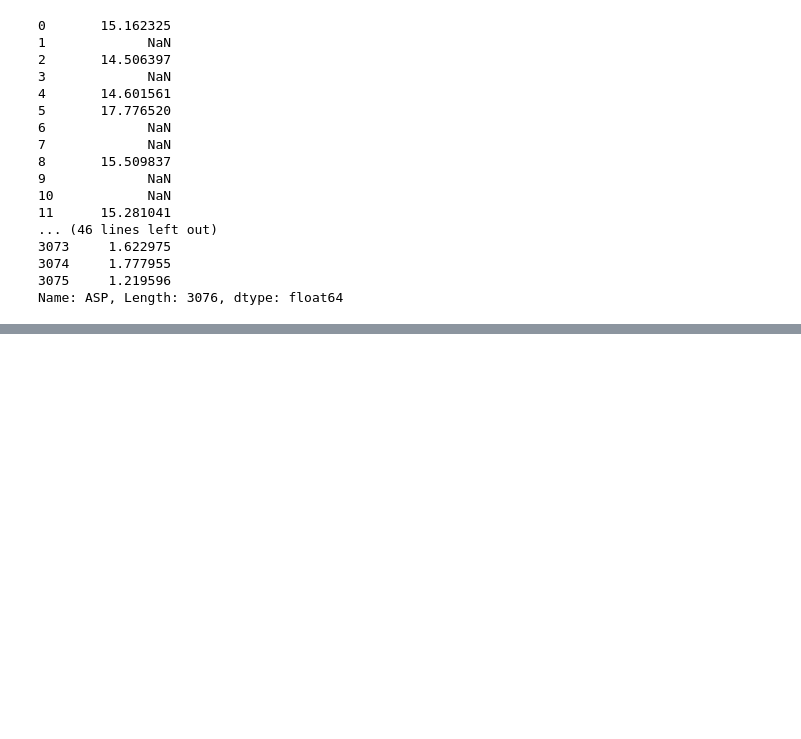
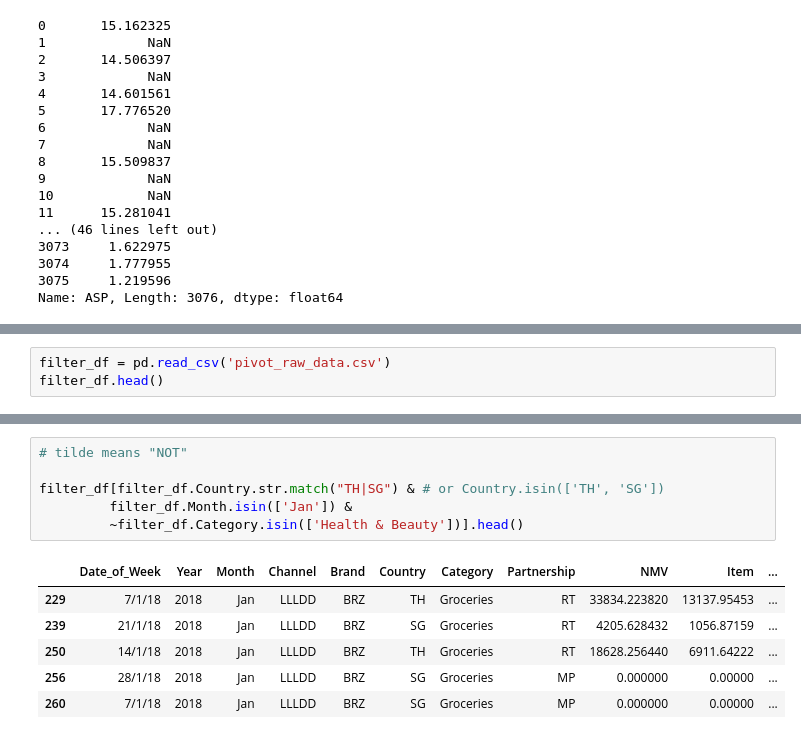
Before and after one commit to khzt2004/Python, a Jupyter notebook: Pandas_Notebook_Reference.ipynb, the cells around one changed output, grey strips where cells are left out. Drawn from its saved outputs; the diff is of its cells as text; blank space fills up the shorter version.

```diff
--- a/Pandas_Notebook_Reference.ipynb
+++ b/Pandas_Notebook_Reference.ipynb
@@ -280,0 +343,3 @@ Name: ASP, Length: 3076, dtype: float64
+# %%
+filter_df = pd.read_csv('pivot_raw_data.csv')
+filter_df.head()
@@ -280,0 +353,13 @@ Name: ASP, Length: 3076, dtype: float64
+# %%
+# tilde means "NOT"
+
+filter_df[filter_df.Country.str.match("TH|SG") & # or Country.isin(['TH', 'SG'])
+         filter_df.Month.isin(['Jan']) &
+         ~filter_df.Category.isin(['Health & Beauty'])].head()
+# %% [output]
+|  | Date_of_Week | Year | Month | Channel | Brand | Country | Category | Partnership | NMV | Item | ... |
+| 229 | 7/1/18 | 2018 | Jan | LLLDD | BRZ | TH | Groceries | RT | 33834.223820 | 13137.95453 | ... |
+| 239 | 21/1/18 | 2018 | Jan | LLLDD | BRZ | SG | Groceries | RT | 4205.628432 | 1056.87159 | ... |
+| 250 | 14/1/18 | 2018 | Jan | LLLDD | BRZ | TH | Groceries | RT | 18628.256440 | 6911.64222 | ... |
+| 256 | 28/1/18 | 2018 | Jan | LLLDD | BRZ | SG | Groceries | MP | 0.000000 | 0.00000 | ... |
+| 260 | 7/1/18 | 2018 | Jan | LLLDD | BRZ | SG | Groceries | MP | 0.000000 | 0.00000 | ... |
```
Also changed, not shown: parts of 9 cells of this notebook.
